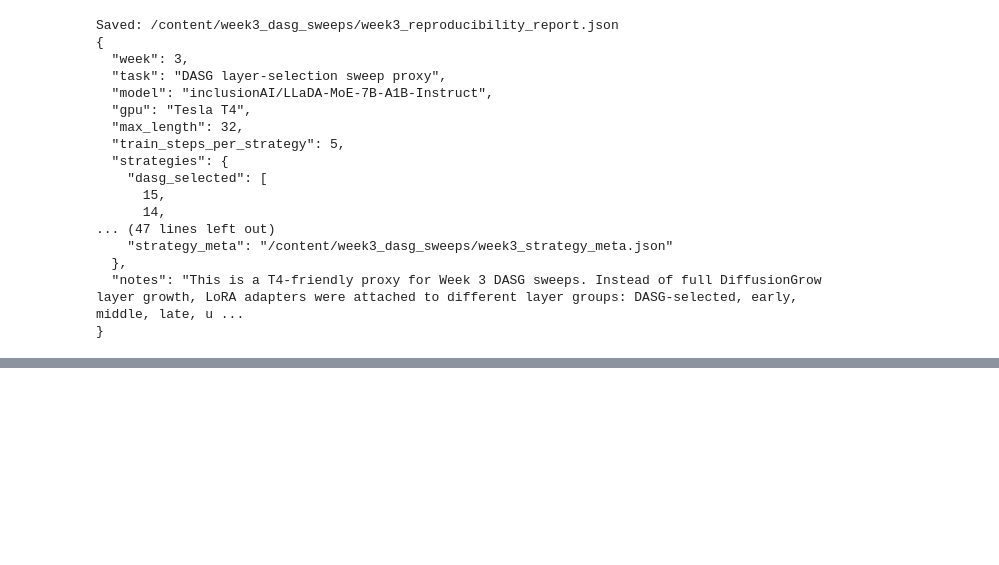
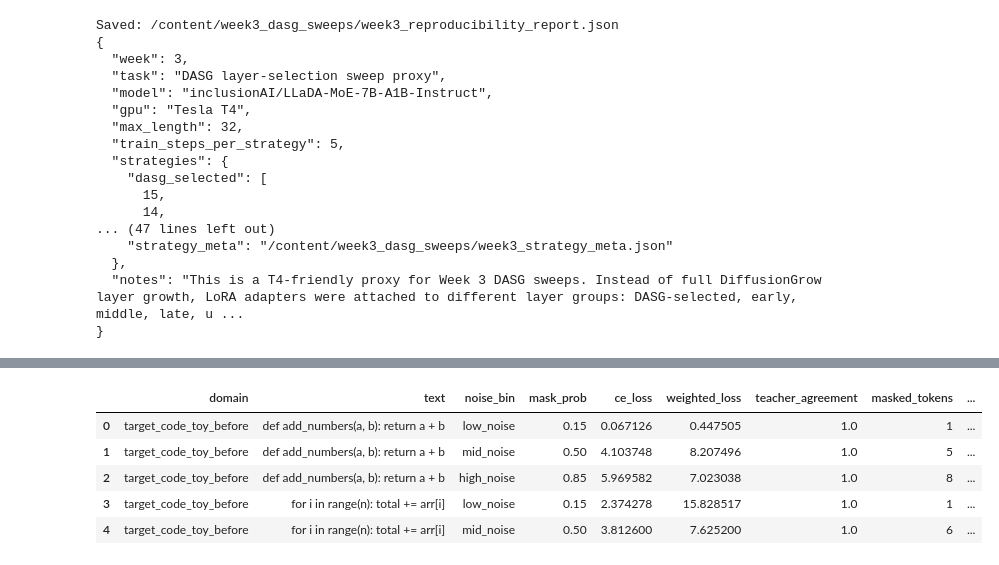
Before and after one commit to ArthTechX/Diffusion-Language-Models, a Jupyter notebook: week1_llada_moe_structured_proposal.ipynb, the cells around one changed output, grey strips where cells are left out. Cells and saved outputs as stored; diff of their text form; code cells hidden in the pictures; blank space fills up the shorter version.

```diff
--- a/week1_llada_moe_structured_proposal.ipynb
+++ b/week1_llada_moe_structured_proposal.ipynb
@@ -2188,0 +2779,82 @@ Saved: /content/week3_dasg_sweeps/week3_reproducibility_report.json
+# %%
+all_eval_rows = []
+all_train_rows = []
+schedule_meta = []
+
+for schedule_name, schedule in RETENTION_SCHEDULES.items():
+    print("=" * 80)
+    print("Starting schedule:", schedule_name)
+    print(schedule)
+
+    cleanup_model()
+
+    model = load_base_model()
+    model, target_modules = attach_lora_to_dasg_layers(model)
+
+    model.print_trainable_parameters()
+
+    schedule_meta.append({
+        "schedule": schedule_name,
+        "lambda_by_noise_bin": schedule,
+        "dasg_selected_layers": DASG_SELECTED_LAYERS,
+        "num_lora_target_modules": len(target_modules),
+        "target_modules_sample": target_modules[:10],
+    })
+
+    before_rows = []
+    before_rows += eval_domain_loss(model, TARGET_TEXTS, "target_code_toy_before")
+    before_rows += eval_domain_loss(model, RETENTION_TEXTS, "retention_general_toy_before")
+
+    for row in before_rows:
+        row["schedule"] = schedule_name
+        row["lambda_by_noise_bin"] = str(schedule)
+
+    train_rows = train_norgate_schedule(model, schedule_name, schedule)
+
+    after_rows = []
+    after_rows += eval_domain_loss(model, TARGET_TEXTS, "target_code_toy_after")
+    after_rows += eval_domain_loss(model, RETENTION_TEXTS, "retention_general_toy_after")
+
+    for row in after_rows:
+        row["schedule"] = schedule_name
+        row["lambda_by_noise_bin"] = str(schedule)
+
+    all_eval_rows.extend(before_rows)
+    all_eval_rows.extend(after_rows)
+    all_train_rows.extend(train_rows)
+
+    # Save partial results after each schedule
+    pd.DataFrame(all_eval_rows).to_csv(
+        WEEK4_DIR / "week4_eval_partial.csv",
+        index=False,
+    )
+
+    pd.DataFrame(all_train_rows).to_csv(
+        WEEK4_DIR / "week4_train_partial.csv",
+        index=False,
+    )
+
+    print("Partial saved.")
+
+    cleanup_model()
+
+eval_df = pd.DataFrame(all_eval_rows)
+train_df = pd.DataFrame(all_train_rows)
+
+eval_path = WEEK4_DIR / "week4_norgate_eval_log.csv"
+train_path = WEEK4_DIR / "week4_norgate_train_log.csv"
+meta_path = WEEK4_DIR / "week4_schedule_meta.json"
+
+eval_df.to_csv(eval_path, index=False)
+train_df.to_csv(train_path, index=False)
+
+with open(meta_path, "w") as f:
+    json.dump(schedule_meta, f, indent=2)
+
+print("Saved:", eval_path)
+print("Saved:", train_path)
+print("Saved:", meta_path)
+
+display(eval_df.head())
+display(train_df.head())
+# %% [output]
@@ -2188,0 +2896,6 @@ Saved: /content/week3_dasg_sweeps/week3_reproducibility_report.json
+|  | domain | text | noise_bin | mask_prob | ce_loss | weighted_loss | teacher_agreement | masked_tokens | ... |
+| 0 | target_code_toy_before | def add_numbers(a, b): return a + b | low_noise | 0.15 | 0.067126 | 0.447505 | 1.0 | 1 | ... |
+| 1 | target_code_toy_before | def add_numbers(a, b): return a + b | mid_noise | 0.50 | 4.103748 | 8.207496 | 1.0 | 5 | ... |
+| 2 | target_code_toy_before | def add_numbers(a, b): return a + b | high_noise | 0.85 | 5.969582 | 7.023038 | 1.0 | 8 | ... |
+| 3 | target_code_toy_before | for i in range(n): total += arr[i] | low_noise | 0.15 | 2.374278 | 15.828517 | 1.0 | 1 | ... |
+| 4 | target_code_toy_before | for i in range(n): total += arr[i] | mid_noise | 0.50 | 3.812600 | 7.625200 | 1.0 | 6 | ... |
```
Also changed, not shown: parts of 23 cells of this notebook.
